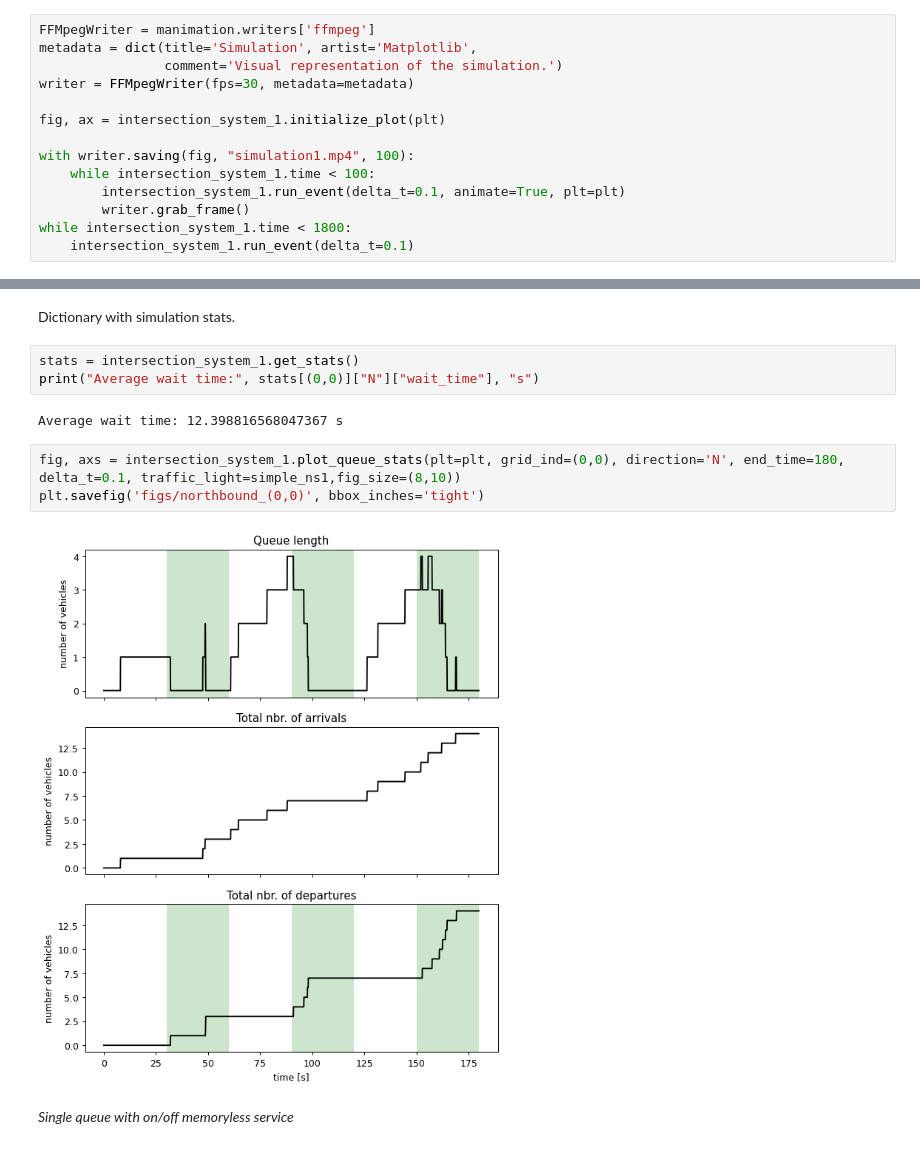
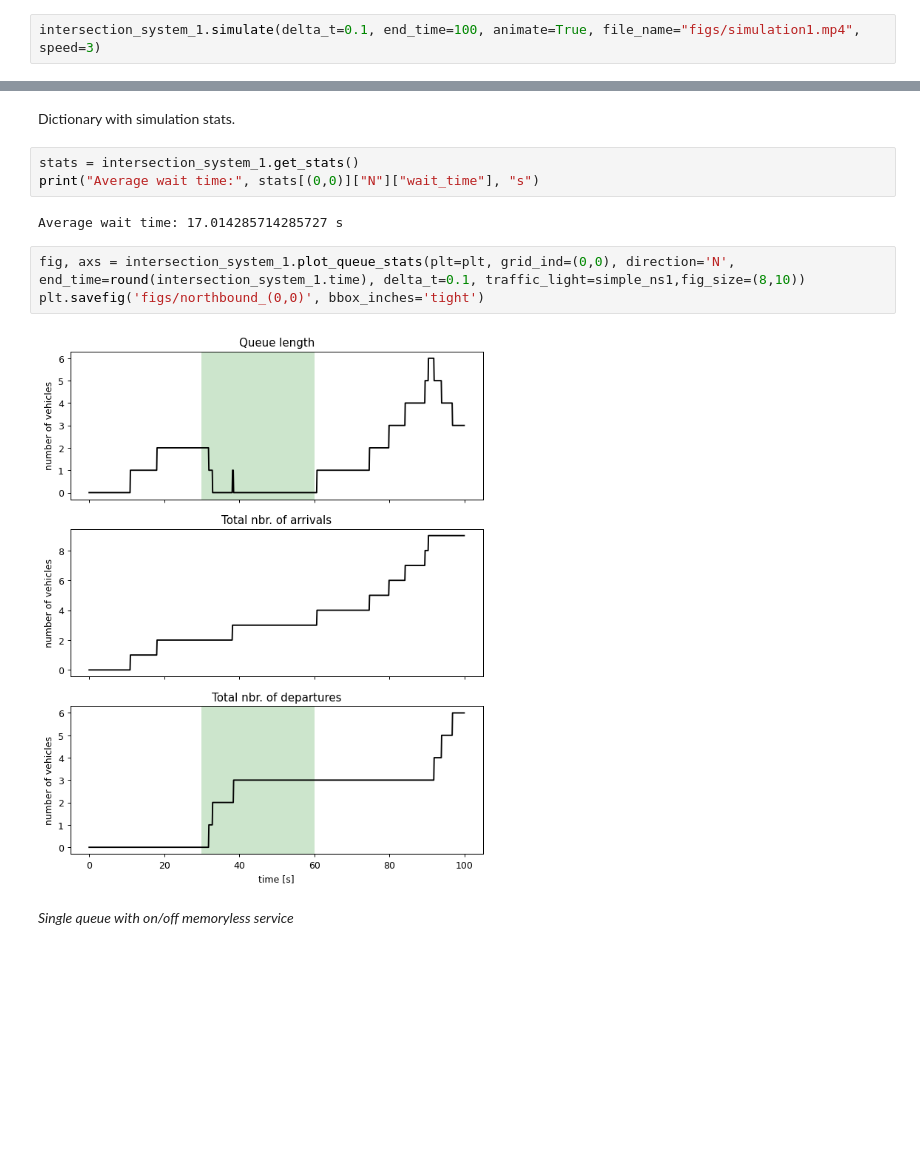
Before and after one commit to KingJohanna/vehicle-traffic-congestion-control, a Jupyter notebook: Simulation.ipynb, the cells around one changed output, grey strips where cells are left out. Saved outputs shown, nothing was run; the diff lists cells and outputs as text; blank space fills up the shorter version.

Commit message:
Animate function and field for elapsed time.

```diff
--- a/Simulation.ipynb
+++ b/Simulation.ipynb
@@ -46,17 +46,5 @@ intersection_system_1.set_queue_rate_parameters(grid_ind=(0,1), avg_departure_ti
 intersection_system_1.set_traffic_lights(grid_ind=(0,0), traffic_light_ns=simple_ns1, traffic_light_ew=simple_ew1)
 intersection_system_1.set_traffic_lights(grid_ind=(0,1), traffic_light_ns=simple_ns2, traffic_light_ew=simple_ew2)
 # %%
-FFMpegWriter = manimation.writers['ffmpeg']
-metadata = dict(title='Simulation', artist='Matplotlib',
-                comment='Visual representation of the simulation.')
-writer = FFMpegWriter(fps=30, metadata=metadata)
-
-fig, ax = intersection_system_1.initialize_plot(plt)
-
-with writer.saving(fig, "simulation1.mp4", 100):
-    while intersection_system_1.time < 100:
-        intersection_system_1.run_event(delta_t=0.1, animate=True, plt=plt)
-        writer.grab_frame()
-while intersection_system_1.time < 1800:
-    intersection_system_1.run_event(delta_t=0.1)
+intersection_system_1.simulate(delta_t=0.1, end_time=100, animate=True, file_name="figs/simulation1.mp4", speed=3)
 # %% [output]
@@ -75,12 +63,12 @@ Dictionary with simulation stats.
 stats = intersection_system_1.get_stats()
 print("Average wait time:", stats[(0,0)]["N"]["wait_time"], "s")
 # %% [output]
-Average wait time: 12.398816568047367 s
+Average wait time: 17.014285714285727 s
 # %%
-fig, axs = intersection_system_1.plot_queue_stats(plt=plt, grid_ind=(0,0), direction='N', end_time=180, delta_t=0.1, traffic_light=simple_ns1,fig_size=(8,10))
+fig, axs = intersection_system_1.plot_queue_stats(plt=plt, grid_ind=(0,0), direction='N', end_time=round(intersection_system_1.time), delta_t=0.1, traffic_light=simple_ns1,fig_size=(8,10))
 plt.savefig('figs/northbound_(0,0)', bbox_inches='tight')
 # %% [output]
-[figure, old version]
+[figure, new version]
 # %% [markdown]
 *Single queue with on/off memoryless service*
 # %%
```
Also changed, not shown: parts of 6 cells of this notebook, 1 other file.
